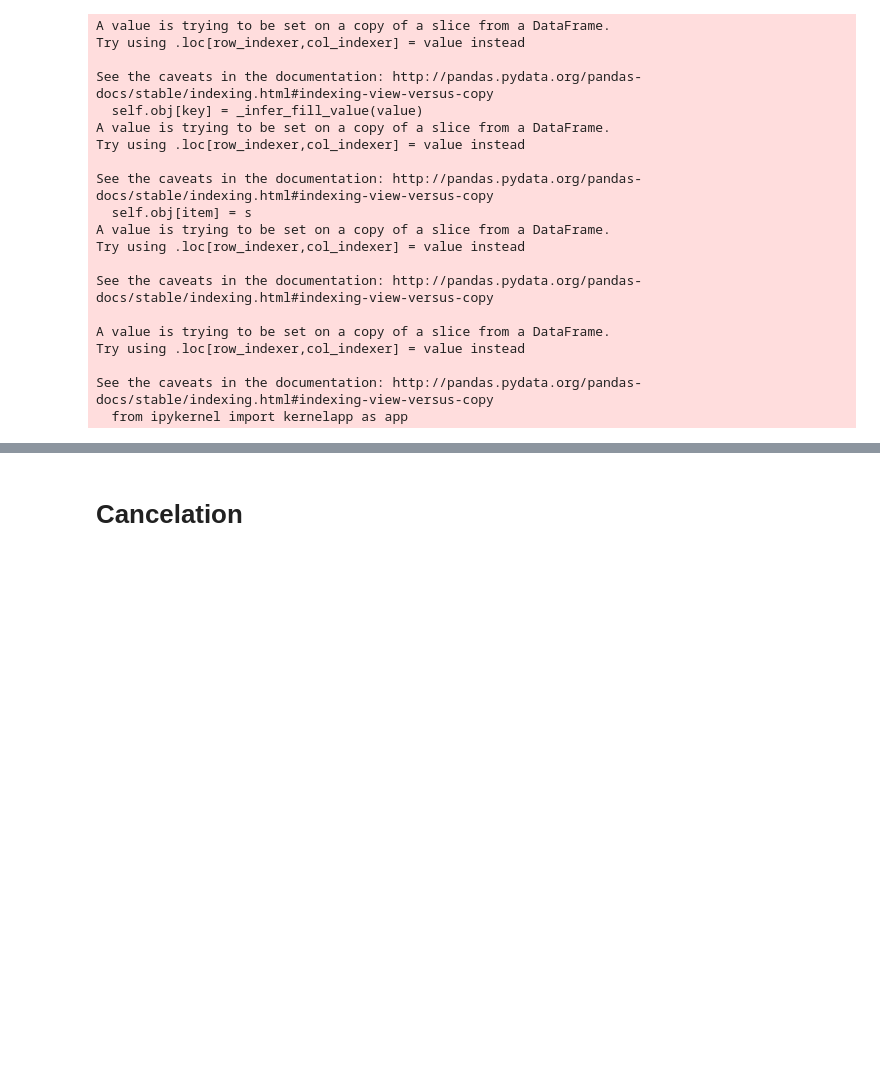
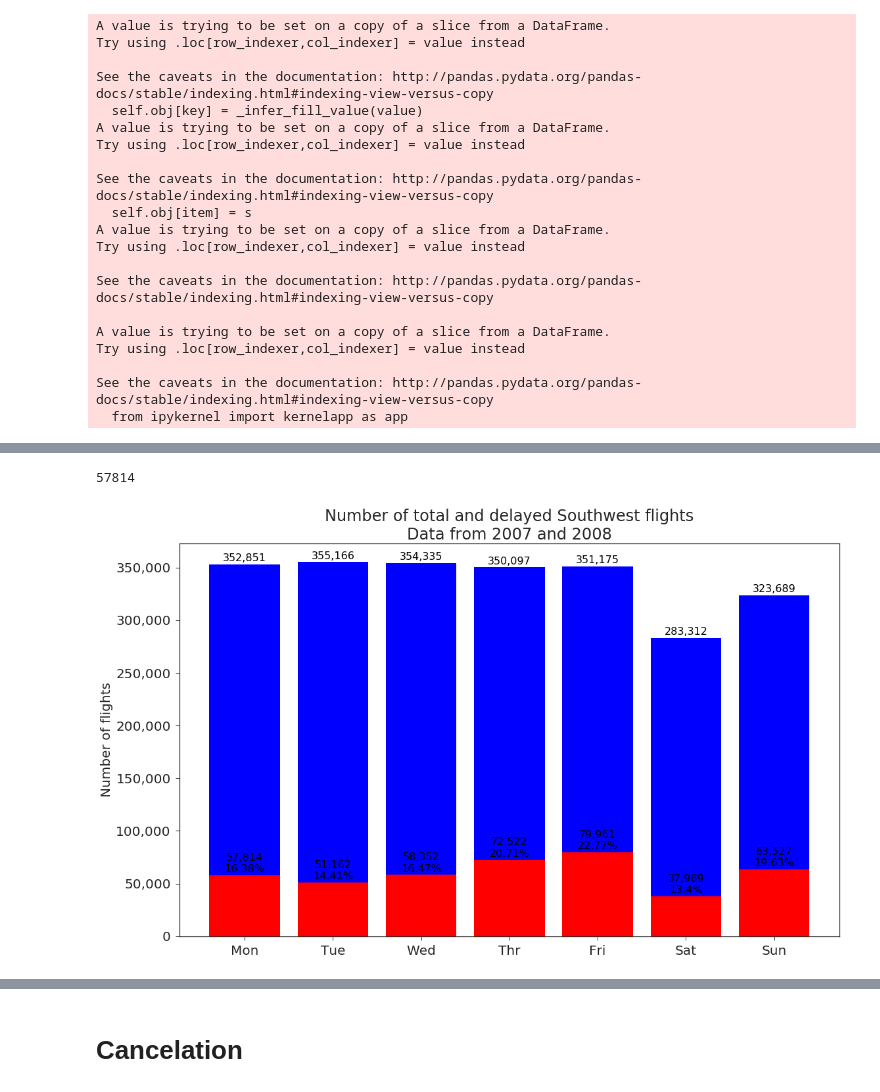
Before and after one commit to Zibski/Airline-on-time, a Jupyter notebook: Data Exploration.ipynb, the cells around one changed output, grey strips where cells are left out. Saved outputs shown, nothing was run; the diff lists cells and outputs as text; code cells hidden in the pictures; blank space fills up the shorter version.

```diff
--- a/Data Exploration.ipynb
+++ b/Data Exploration.ipynb
@@ -209,38 +257,56 @@ plt.show()
+# %%
+y1.values[0][0]
+# %% [output]
+57814
 # %%
 y1 = df[df['ArrDelay']>15][['ArrDelay']].groupby([df[df['ArrDelay']>15].index.dayofweek]).count()
 y2 = df[['Month']].groupby([df.index.dayofweek]).count()
 
 width = 0.35
 
-fig = plt.figure(figsize=(16, 8))
+fig = plt.figure(figsize=(18, 11))
 
 Days = ['Mon', 'Tue', 'Wed', 'Thr', 'Fri', 'Sat', 'Sun']
 
 p1 = plt.bar(y1.index, y1.values.reshape(len(y1),),color='red')
 p2 = plt.bar(y2.index, (y2.values.reshape(len(y2),) - y1.values.reshape(len(y1),)),
              bottom=y1.values.reshape(len(y1),), color='blue')
 
-plt.ylabel('Number of flights', fontsize=18)
-plt.title('Number of total and delayed Southwest flights\nData from 2007 and 2008', fontsize=20)
-plt.legend(['Delayed', 'On time'], fontsize=16)
-plt.xticks(y1.index,(Days), fontsize=16)
-plt.yticks(fontsize=16)
+plt.ylabel('Number of flights', fontsize=20)
+plt.title('Number of total and delayed Southwest flights\nData from 2007 and 2008', fontsize=24)
+#plt.legend(['Delayed', 'On time'], fontsize=16)
+plt.xticks(y1.index,(Days), fontsize=20)
+plt.yticks(fontsize=20)
 ax = plt.gca()
 ax.get_yaxis().set_major_formatter(
     matplotlib.ticker.FuncFormatter(lambda x, p: format(int(x), ',')))
 
+#for bar1 in p1:
+#    plt.gca().text(bar1.get_x() + bar1.get_width()/2,
+#                    bar1.get_height() + 3000, format(int(bar1.get_height()), ','),
+#                    ha='center', color='white', fontsize=18)
+#i=0
+#for bar2 in p2:
+#    plt.gca().text(bar2.get_x() + bar2.get_width()/2,
+#                    bar2.get_height() + y1.values[i] + 3000, format(int(bar2.get_height()), ','),
+#                    ha='center', color='black', fontsize=18)
+#    i+=1
+#############
+i=0
 for bar1 in p1:
     plt.gca().text(bar1.get_x() + bar1.get_width()/2,
-                    bar1.get_height() + 3000, format(int(bar1.get_height()), ','),
-                    ha='center', color='white', fontsize=14)
+                    bar1.get_height() + 3000, str(format(y1.iloc[i].values[0], ',')) + '\n' + str(round(100*y1.iloc[i].values[0]/y2.iloc[i].values[0],2)) + '%',
+                    ha='center', color='black', fontsize=16)
+    i+=1
 i=0
 for bar2 in p2:
     plt.gca().text(bar2.get_x() + bar2.get_width()/2,
-                    bar2.get_height() + y1.values[i] + 3000, format(int(bar2.get_height()), ','),
-                    ha='center', color='black', fontsize=14)
+                    y2.values[i][0] + 3000, format(y2.iloc[i].values[0], ','),
+                    ha='center', color='black', fontsize=16)
     i+=1
-
 plt.show()
+# %% [output]
+[figure, added]
 # %%
 y1 = np.array(df[['ArrDelay']].groupby([df.index]).min()).reshape(731,)
 y2 = np.array(df[['ArrDelay']].groupby([df.index]).mean()).reshape(731,)
```
Also changed, not shown: parts of 16 cells of this notebook.
